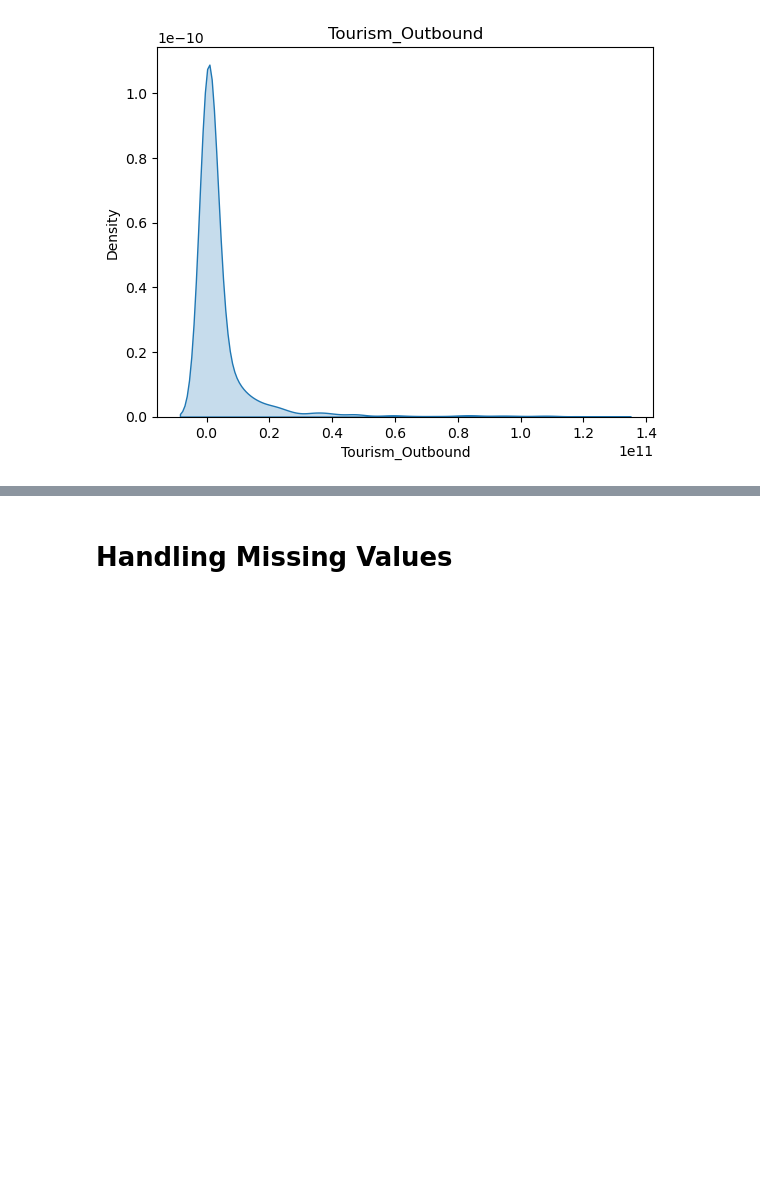
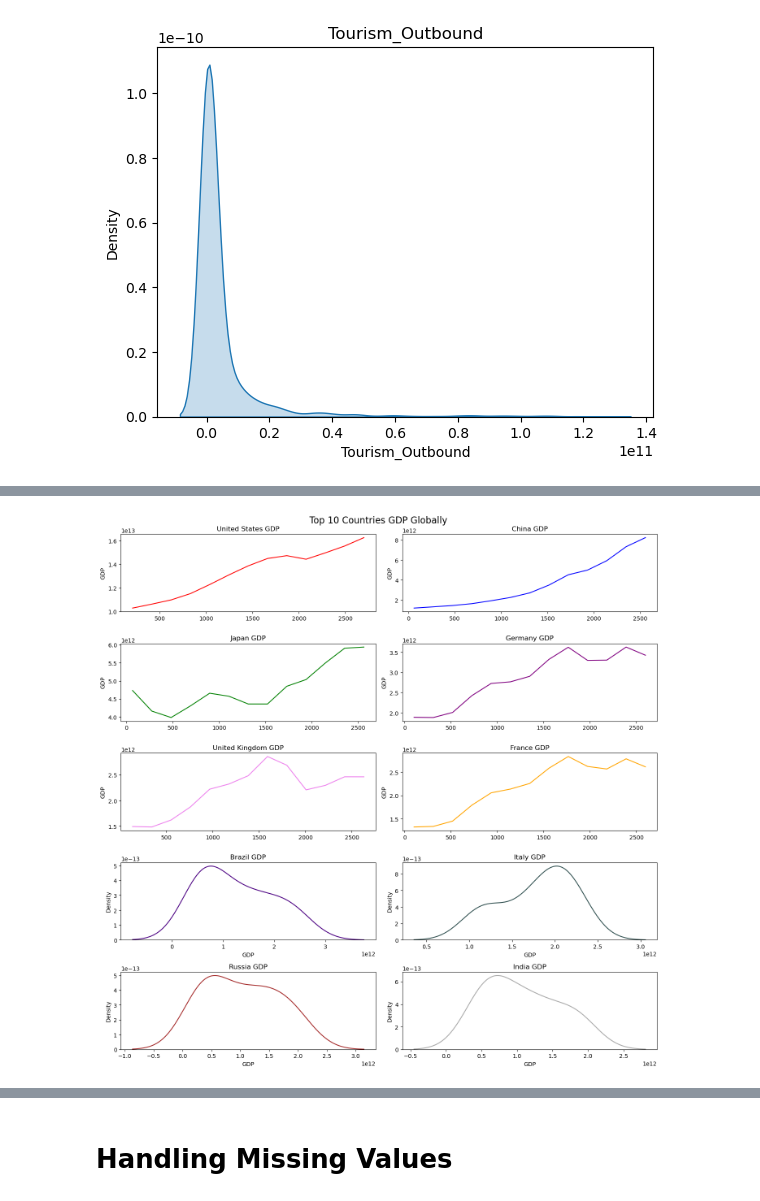
Before and after one commit to AravindhGoud/Cluster-Analysis-Business-Objective-Creating-clusters-on-global-development-measurement-dataset-Dat, a Jupyter notebook: Creating clusters on global development measurement dataset.ipynb, the cells around one changed output, grey strips where cells are left out. Cells and saved outputs as stored; diff of their text form; code cells hidden in the pictures; blank space fills up the shorter version.

```diff
--- a/Creating clusters on global development measurement dataset.ipynb
+++ b/Creating clusters on global development measurement dataset.ipynb
@@ -534,0 +612,48 @@ plt.show()
+# %%
+# Extracting data countrywise to understand the patterns of the data
+US_data=df[df['Country']=='United States']
+China_data=df[df['Country']=='China']
+Japan_data=df[df['Country']=='Japan']
+Germany_data=df[df['Country']=='Germany']
+UK_data=df[df['Country']=='United Kingdom']
+France_data=df[df['Country']=='France']
+Brazil_data=df[df['Country']=='Brazil']
+Italy_data=df[df['Country']=='Italy']
+Russia_data=df[df['Country']=='Russian Federation']
+India_data=df[df['Country']=='India']
+# %%
+fig, axes = plt.subplots(nrows=5, ncols=2, figsize=(14, 14))
+
+#Plot KDE plots
+
+sns.lineplot(ax=axes[0,0], data=US_data['GDP'],  color='red')
+sns.lineplot(ax=axes[0,1], data=China_data['GDP'],  color='blue')
+sns.lineplot(ax=axes[1,0], data=Japan_data['GDP'],  color='green')
+sns.lineplot(ax=axes[1,1], data=Germany_data['GDP'],  color='purple')
+sns.lineplot(ax=axes[2,0], data=UK_data['GDP'],  color='violet')
+sns.lineplot(ax=axes[2,1], data=France_data['GDP'],  color='orange')
+sns.kdeplot(ax=axes[3,0], data=Brazil_data['GDP'], color='indigo')
+sns.kdeplot(ax=axes[3,1], data=Italy_data['GDP'], color='darkslategrey')
+sns.kdeplot(ax=axes[4,0], data=Russia_data['GDP'], color='brown')
+sns.kdeplot(ax=axes[4,1], data=India_data['GDP'], color='darkgrey')
+
+
+
+
+#Set plot titles and labels
+axes[0,0].set_title('United States GDP')
+axes[0,1].set_title('China GDP')
+axes[1,0].set_title('Japan GDP')
+axes[1,1].set_title('Germany GDP')
+axes[2,0].set_title('United Kingdom GDP')
+axes[2,1].set_title('France GDP')
+axes[3,0].set_title('Brazil GDP')
+axes[3,1].set_title('Italy GDP')
+axes[4,0].set_title('Russia GDP')
+axes[4,1].set_title('India GDP')
+
+fig.suptitle('Top 10 Countries GDP Globally', fontsize=16)
+plt.tight_layout()
+plt.show()
+# %% [output]
+[figure, added]
```
Also changed, not shown: parts of 57 cells of this notebook.
